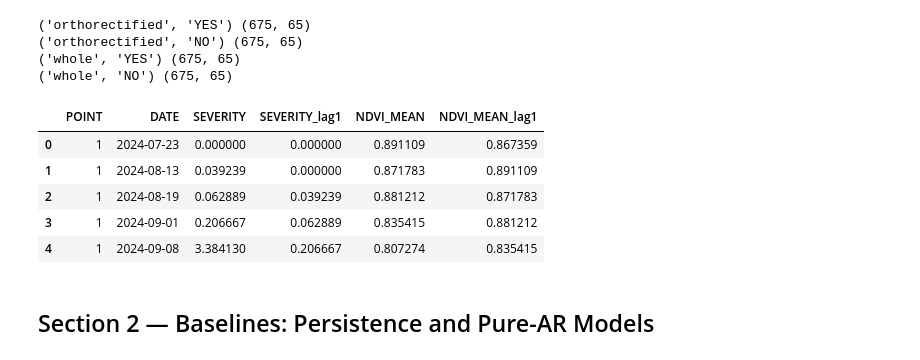
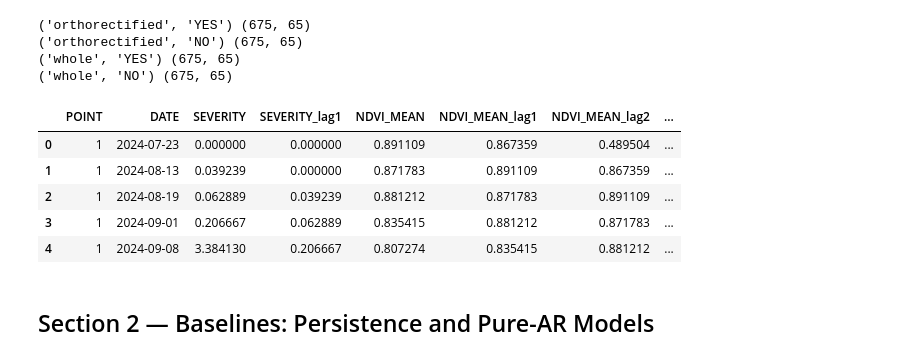
Before and after one commit to tingyan08/Micasense-RedEdge-MX-Processing, a Jupyter notebook: notebook/time_series_severity_model_PPAC-B3.ipynb, the cells around one changed output. Drawn from its saved outputs; the diff is of its cells as text; code cells hidden in the pictures.

```diff
--- a/notebook/time_series_severity_model_PPAC-B3.ipynb
+++ b/notebook/time_series_severity_model_PPAC-B3.ipynb
@@ -114,16 +114,16 @@ for key, panel in panel_data.items():
 # %%
 # Sanity check: lag1 for a given POINT/DATE should equal SEVERITY/VI at the
 # previous flight date for the same POINT
 check = panel_data[("orthorectified", "NO")]
 sample_point = check["POINT"].iloc[0]
-display(check[check["POINT"] == sample_point][["POINT", "DATE", "SEVERITY", "SEVERITY_lag1", "NDVI_MEAN", "NDVI_MEAN_lag1"]])
+display(check[check["POINT"] == sample_point][["POINT", "DATE", "SEVERITY", "SEVERITY_lag1", "NDVI_MEAN", "NDVI_MEAN_lag1", "NDVI_MEAN_lag2", "NDVI_MEAN_delta1", "NDVI_MEAN_slope2"]].head(5))
 # %% [output]
-|  | POINT | DATE | SEVERITY | SEVERITY_lag1 | NDVI_MEAN | NDVI_MEAN_lag1 |
-| 0 | 1 | 2024-07-23 | 0.000000 | 0.000000 | 0.891109 | 0.867359 |
-| 1 | 1 | 2024-08-13 | 0.039239 | 0.000000 | 0.871783 | 0.891109 |
-| 2 | 1 | 2024-08-19 | 0.062889 | 0.039239 | 0.881212 | 0.871783 |
-| 3 | 1 | 2024-09-01 | 0.206667 | 0.062889 | 0.835415 | 0.881212 |
-| 4 | 1 | 2024-09-08 | 3.384130 | 0.206667 | 0.807274 | 0.835415 |
+|  | POINT | DATE | SEVERITY | SEVERITY_lag1 | NDVI_MEAN | NDVI_MEAN_lag1 | NDVI_MEAN_lag2 | ... |
+| 0 | 1 | 2024-07-23 | 0.000000 | 0.000000 | 0.891109 | 0.867359 | 0.489504 | ... |
+| 1 | 1 | 2024-08-13 | 0.039239 | 0.000000 | 0.871783 | 0.891109 | 0.867359 | ... |
+| 2 | 1 | 2024-08-19 | 0.062889 | 0.039239 | 0.881212 | 0.871783 | 0.891109 | ... |
+| 3 | 1 | 2024-09-01 | 0.206667 | 0.062889 | 0.835415 | 0.881212 | 0.871783 | ... |
+| 4 | 1 | 2024-09-08 | 3.384130 | 0.206667 | 0.807274 | 0.835415 | 0.881212 | ... |
 # %% [markdown]
 ## Section 2 — Baselines: Persistence and Pure-AR Models
 # %%
```
Also changed, not shown: 3 other files.
